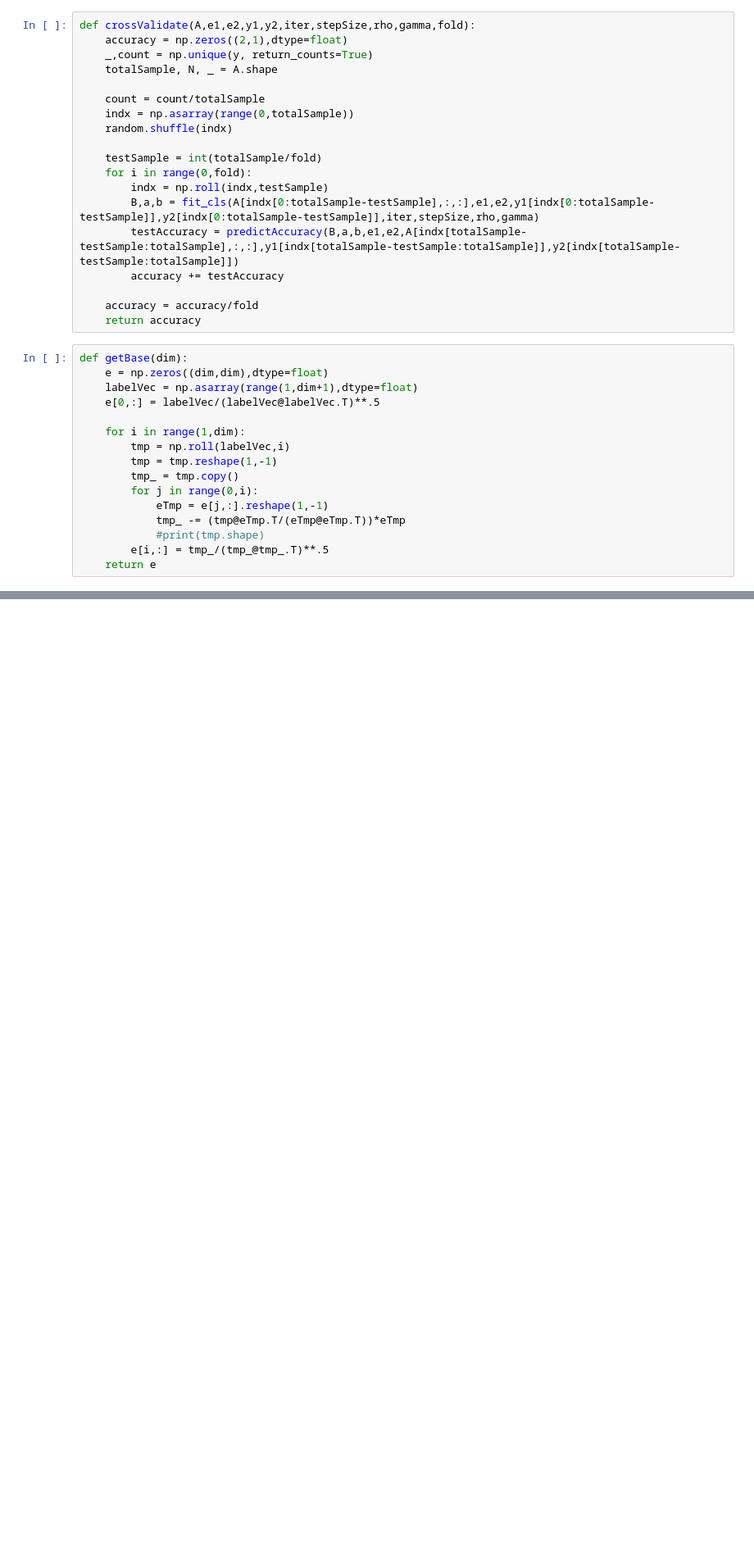
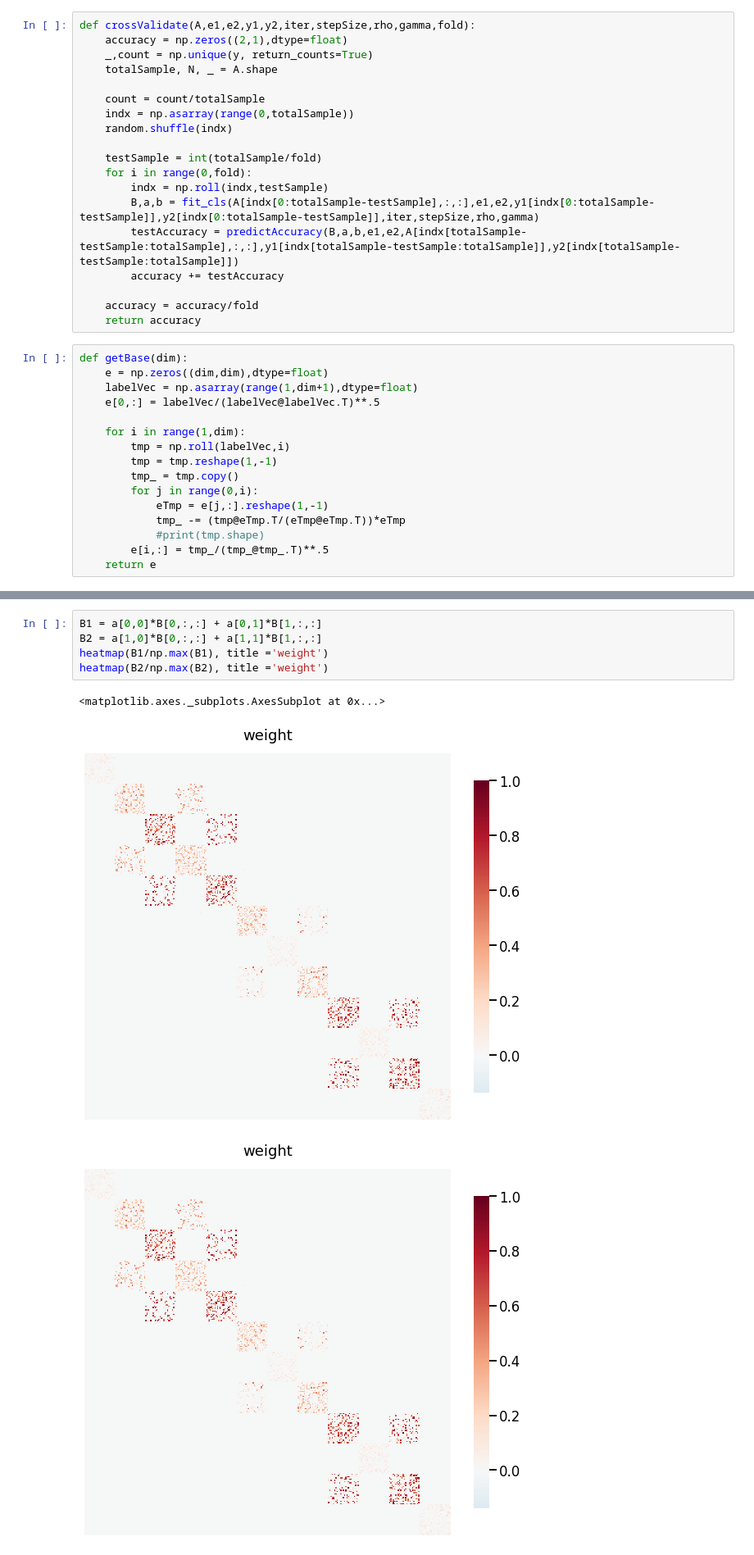
Before and after one commit to wilttang/graspy, a Jupyter notebook: graspy/classifyMultiNet/loss2Phen.ipynb, the cells around one changed output, grey strips where cells are left out. Shown at 82% size. Drawn from its saved outputs; the diff is of its cells as text; blank space fills up the shorter version.

```diff
--- a/graspy/classifyMultiNet/loss2Phen.ipynb
+++ b/graspy/classifyMultiNet/loss2Phen.ipynb
@@ -414,0 +467,9 @@ array([1., 0., 1., 1., 1., 1., 1., 1., 1., 1., 0., 0., 1., 0., 0., 1., 0.,
+# %%
+B1 = a[0,0]*B[0,:,:] + a[0,1]*B[1,:,:]
+B2 = a[1,0]*B[0,:,:] + a[1,1]*B[1,:,:]
+heatmap(B1/np.max(B1), title ='weight')
+heatmap(B2/np.max(B2), title ='weight')
+# %% [output]
+<matplotlib.axes._subplots.AxesSubplot at 0x...>
+[figure, added]
+[figure, added]
```
Also changed, not shown: parts of 23 cells of this notebook, 2 other files.
